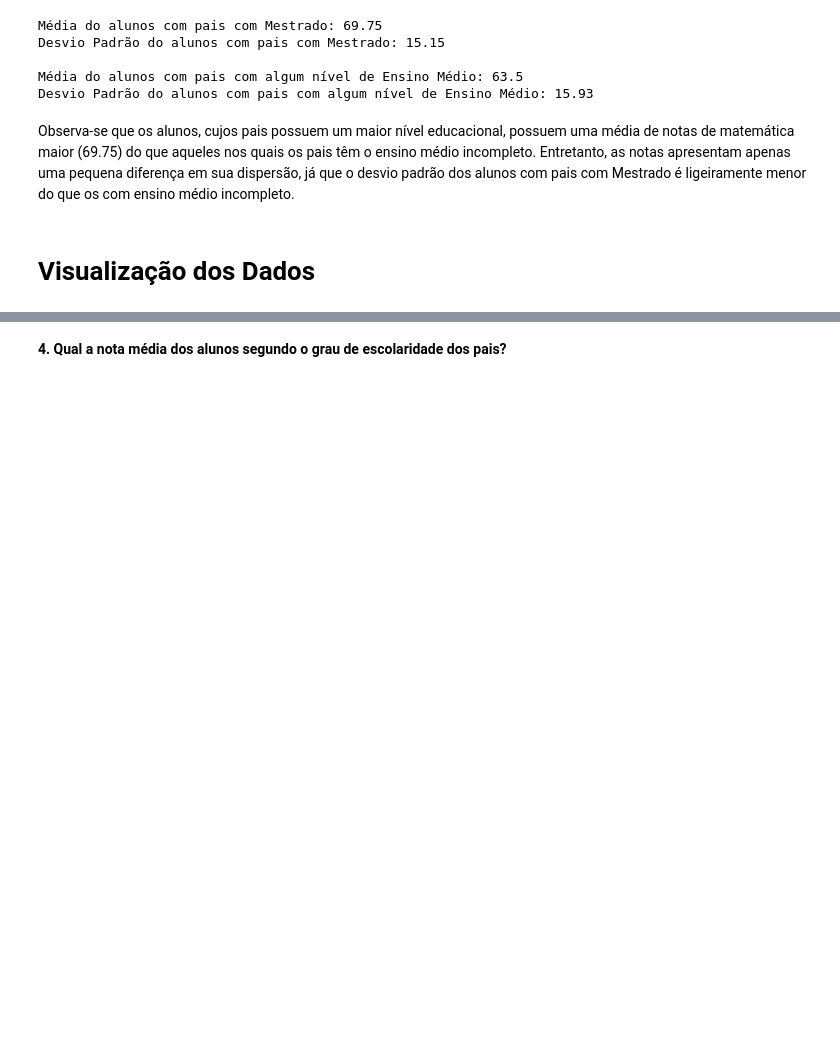
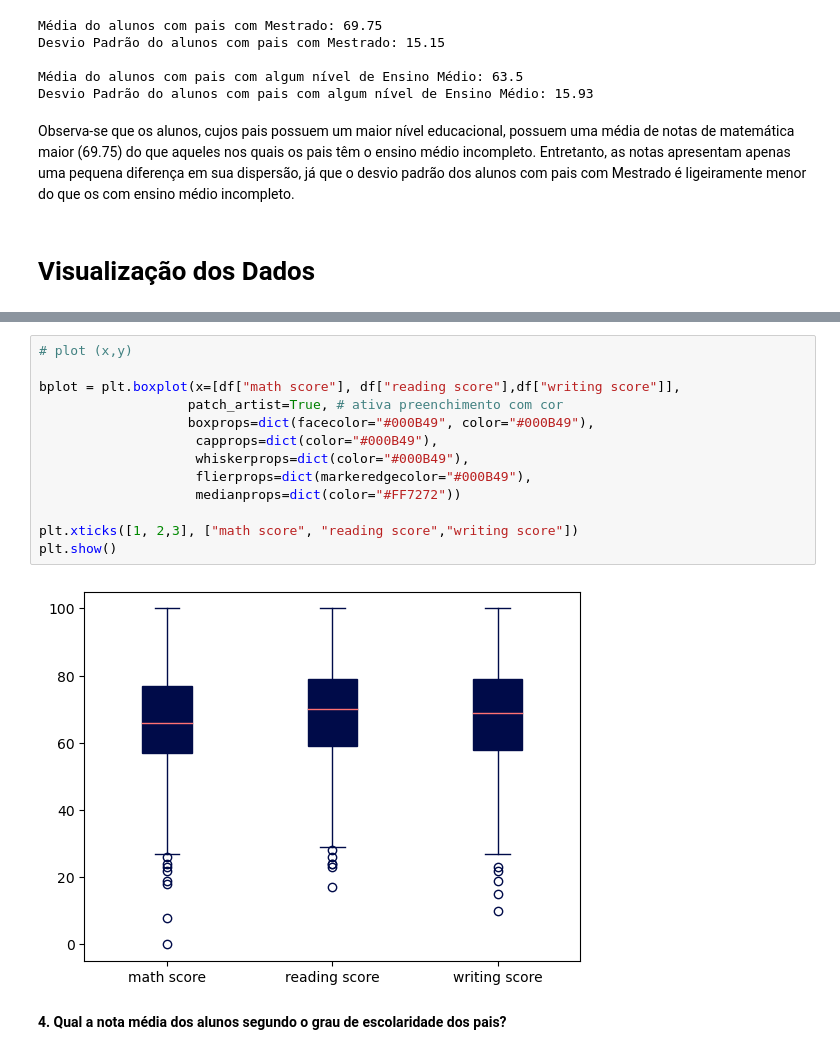
Before and after one commit to talitacgs/Statistics_with_Python, a Jupyter notebook: Frequencias_e_Medidas.ipynb, the cells around one changed output, grey strips where cells are left out. Cells and saved outputs as stored; diff of their text form; blank space fills up the shorter version.

```diff
--- a/Frequencias_e_Medidas.ipynb
+++ b/Frequencias_e_Medidas.ipynb
@@ -194,2 +202,17 @@ Observa-se que os alunos, cujos pais possuem um maior nível educacional, possue
+# %%
+# plot (x,y)
+
+bplot = plt.boxplot(x=[df["math score"], df["reading score"],df["writing score"]],
+                   patch_artist=True, # ativa preenchimento com cor
+                   boxprops=dict(facecolor="#000B49", color="#000B49"),
+                    capprops=dict(color="#000B49"),
+                    whiskerprops=dict(color="#000B49"),
+                    flierprops=dict(markeredgecolor="#000B49"),
+                    medianprops=dict(color="#FF7272"))
+
+plt.xticks([1, 2,3], ["math score", "reading score","writing score"])
+plt.show()
+# %% [output]
+[figure, added]
 # %% [markdown]
 **4. Qual a nota média dos alunos segundo o grau de escolaridade dos pais?**
```
Also changed, not shown: parts of 8 cells of this notebook.
